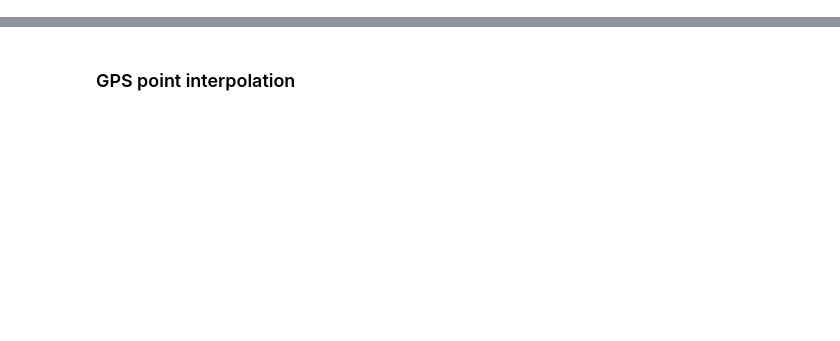
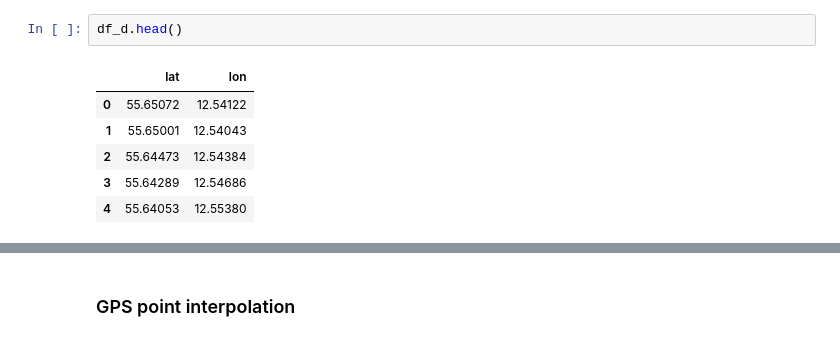
Before and after one commit to ShareGoApp/goose, a Jupyter notebook: notebook/explore_2.ipynb, the cells around one changed output, grey strips where cells are left out. Cells and saved outputs as stored; diff of their text form; blank space fills up the shorter version.

```diff
--- a/notebook/explore_2.ipynb
+++ b/notebook/explore_2.ipynb
@@ -31,0 +79,9 @@ for coordinates, timestamp in zip(loca_d, time_d):
+# %%
+df_d.head()
+# %% [output]
+|  | lat | lon |
+| 0 | 55.65072 | 12.54122 |
+| 1 | 55.65001 | 12.54043 |
+| 2 | 55.64473 | 12.54384 |
+| 3 | 55.64289 | 12.54686 |
+| 4 | 55.64053 | 12.55380 |
```
Also changed, not shown: parts of 56 cells of this notebook, 6 other files.
